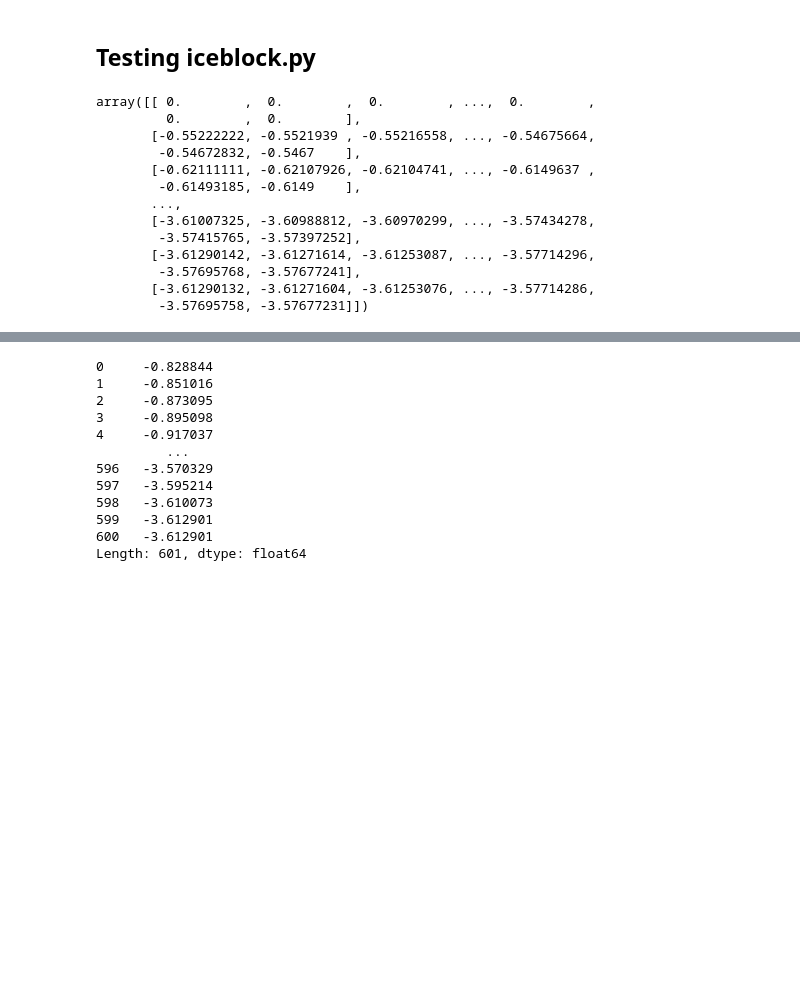
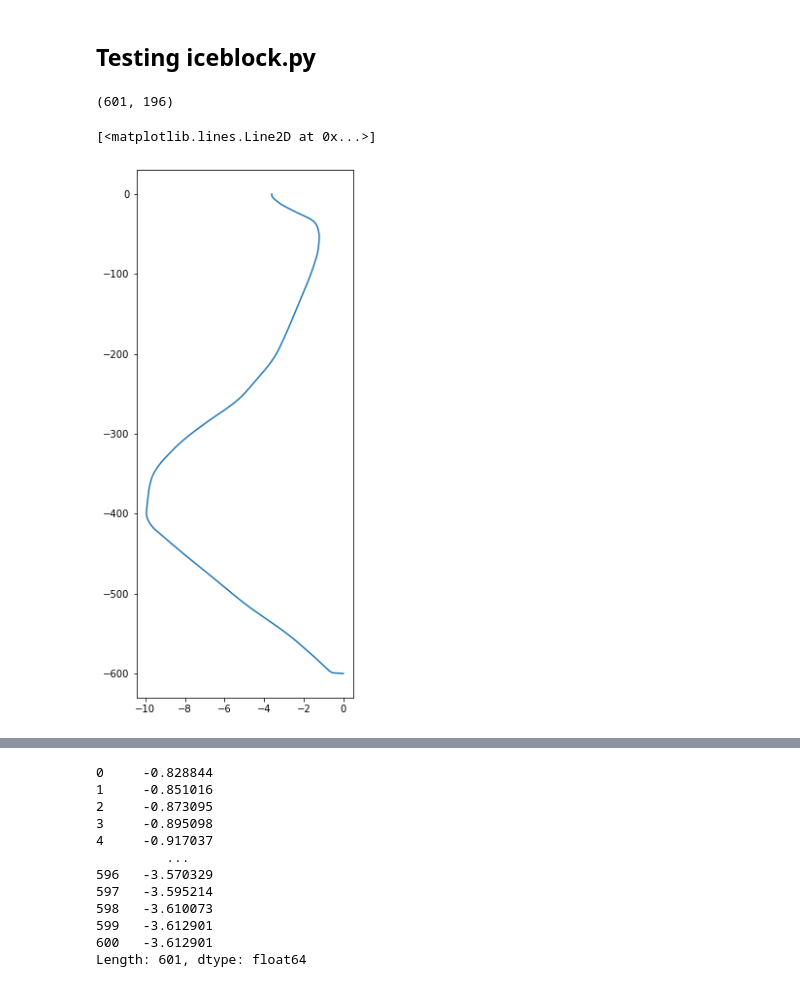
Before and after one commit to jzmejia/crevasse_propagation, a Jupyter notebook: testing.ipynb, the cells around one changed output, grey strips where cells are left out. Saved outputs shown, nothing was run; the diff lists cells and outputs as text; code cells hidden in the pictures; blank space fills up the shorter version.

```diff
--- a/testing.ipynb
+++ b/testing.ipynb
@@ -82,21 +82,15 @@ tprof = pd.read_csv('./data/foxxTemperatureProfile.csv',names=["T","z"])
 ib = IceBlock(600,1,1,100/3,0.5,10)
 tmod = ThermalModel(600,ib.length,ib.dt_T,1,tprof)
 # %%
-tmod.T
+tmod.T.shape
 # %% [output]
-array([[ 0.        ,  0.        ,  0.        , ...,  0.        ,
-         0.        ,  0.        ],
-       [-0.55222222, -0.5521939 , -0.55216558, ..., -0.54675664,
-        -0.54672832, -0.5467    ],
-       [-0.62111111, -0.62107926, -0.62104741, ..., -0.6149637 ,
-        -0.61493185, -0.6149    ],
-       ...,
-       [-3.61007325, -3.60988812, -3.60970299, ..., -3.57434278,
-        -3.57415765, -3.57397252],
-       [-3.61290142, -3.61271614, -3.61253087, ..., -3.57714296,
-        -3.57695768, -3.57677241],
-       [-3.61290132, -3.61271604, -3.61253076, ..., -3.57714286,
-        -3.57695758, -3.57677231]])
+(601, 196)
+# %%
+plt.figure(figsize=(4,10))
+plt.plot(tmod.T_upglacier,tmod.z)
+# %% [output]
+[<matplotlib.lines.Line2D at 0x...>]
+[figure, added]
 # %%
 np.outer(tmod.T_upglacier,np.linspace(1,0.99,tmod.x.size)).shape
 # %% [output]
```
Also changed, not shown: parts of 1 cell of this notebook, 2 other files.
